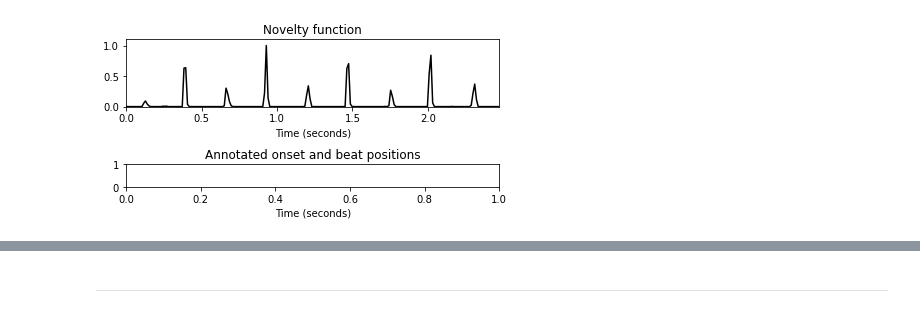
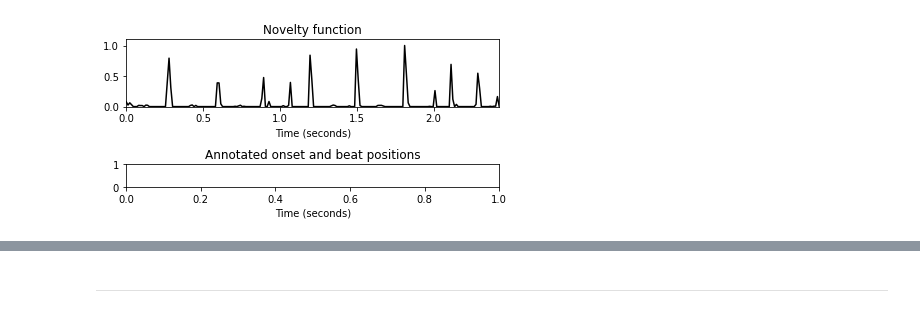
Before and after one commit to cid2rrrr/Transformer-w--torch-tensor, a Jupyter notebook: C6S1.ipynb, the cells around one changed output, grey strips where cells are left out. Cells and saved outputs as stored; diff of their text form; code cells hidden in the pictures.

```diff
--- a/C6S1.ipynb
+++ b/C6S1.ipynb
@@ -12,22 +12,22 @@ import libfmp.b
 import libfmp.c2
 import libfmp.c6
 # %%
-fn_wav = 'FMP_C6_F01_Queen.wav'
+fn_wav = 'ovb85.wav'
 
 x, Fs = librosa.load(fn_wav)
 x_duration = len(x)/Fs
 nov, Fs_nov = libfmp.c6.compute_novelty_spectrum(x, Fs=Fs)
 
 fig, ax = plt.subplots(2, 1, gridspec_kw={'height_ratios': [3, 1]}, figsize=(6, 3))
 libfmp.b.plot_signal(nov, Fs_nov, ax=ax[0], color='k', title='Novelty function');
 # libfmp.b.plot_annotation_line(ann, ax=ax[1], label_keys=label_keys,
                     # time_min=0, time_max=x_duration)
 ax[1].set_title('Annotated onset and beat positions')
 ax[1].set_xlabel('Time (seconds)')
 
 plt.tight_layout()
 # %% [output]
-[figure, old version]
+[figure, new version]
 # %%
 peaks, properties = signal.find_peaks(nov, prominence=0.02)
 T_coef = np.arange(nov.shape[0]) / Fs_nov
```
Also changed, not shown: parts of 20 cells of this notebook, 5 other files.
